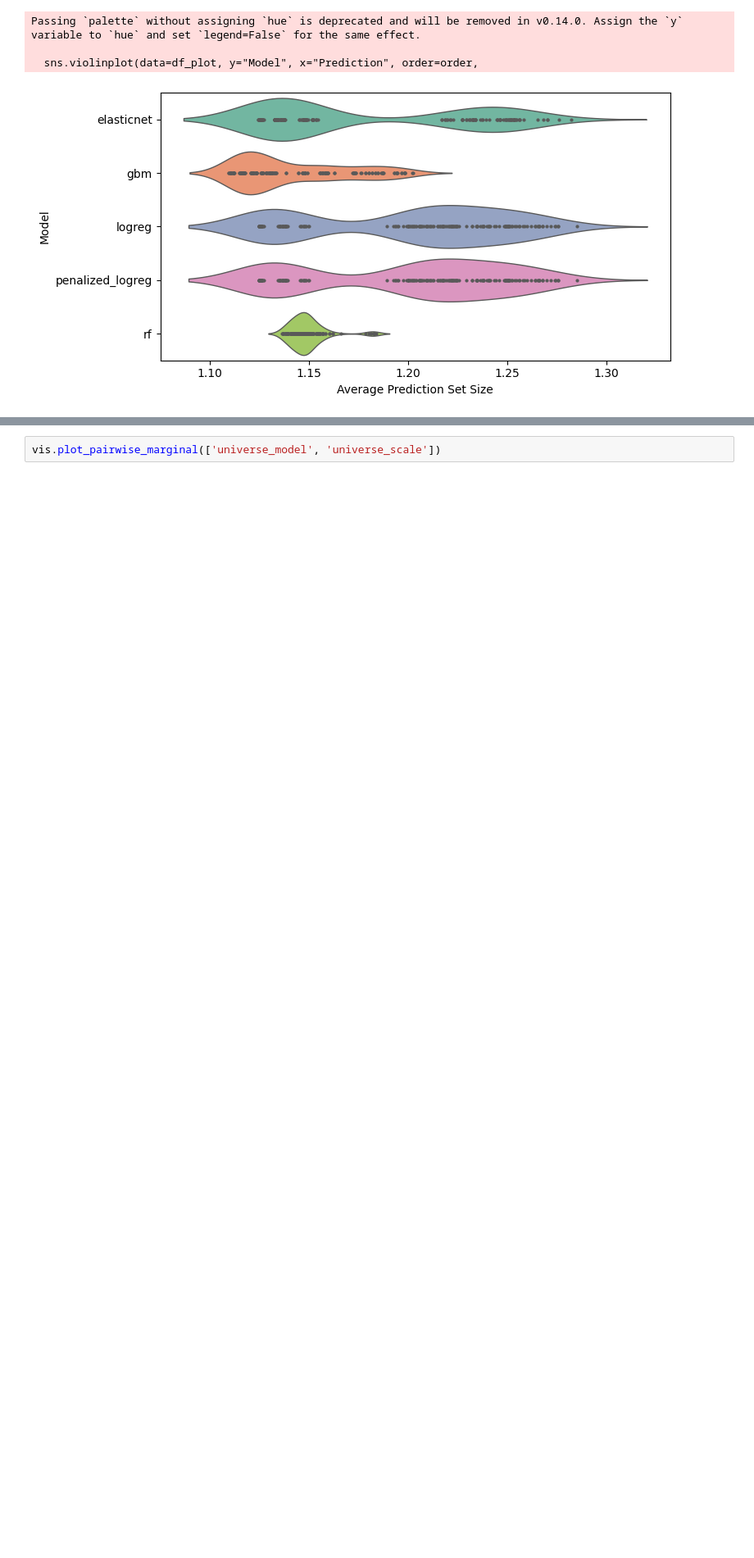
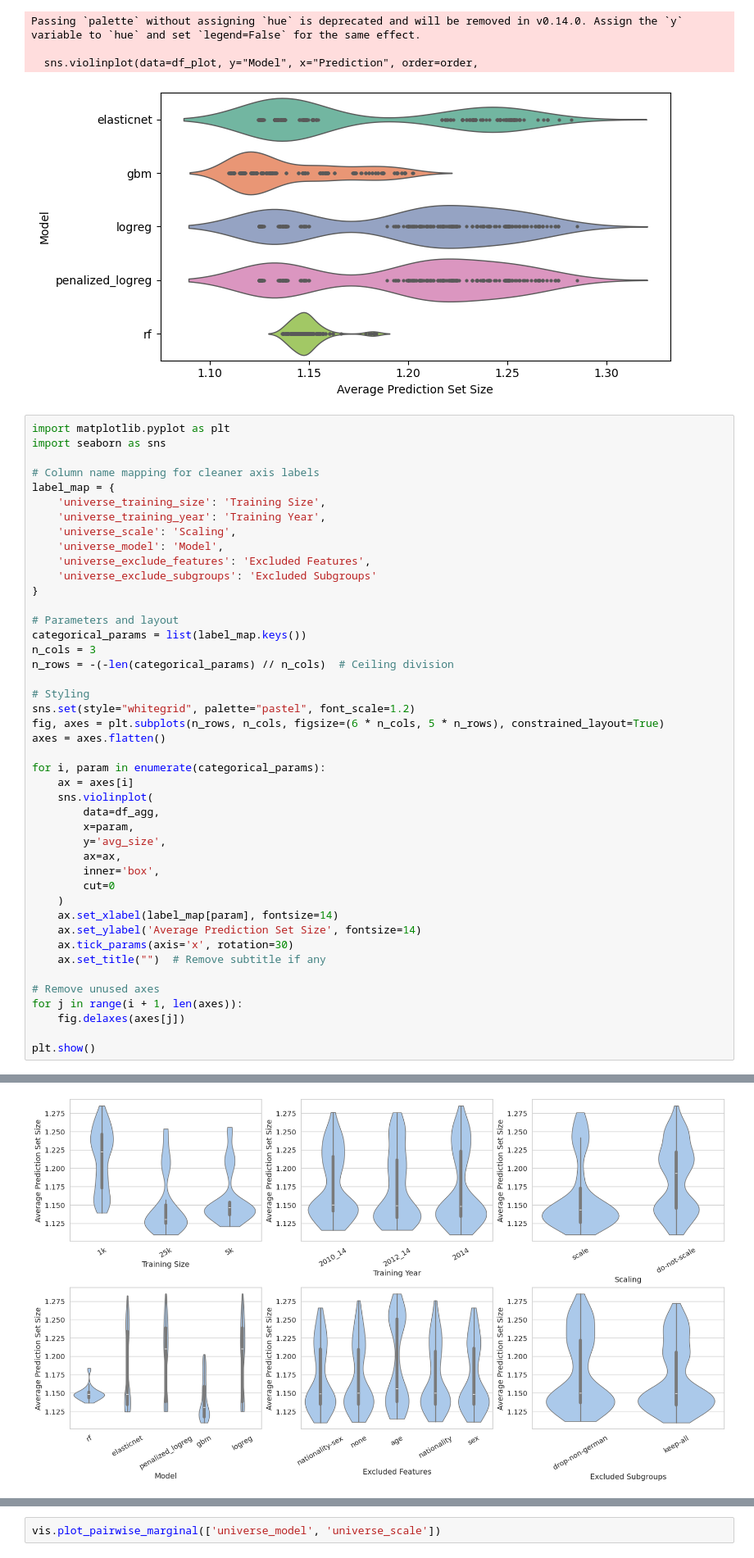
Before and after one commit to jsbroden/CMA_Fairness_v2, a Jupyter notebook: analysis_var_imp_overall.ipynb, the cells around one changed output, grey strips where cells are left out. Shown at 82% size. Saved outputs shown, nothing was run; the diff lists cells and outputs as text; blank space fills up the shorter version.

Commit message:
visualizations

```diff
--- a/analysis_var_imp_overall.ipynb
+++ b/analysis_var_imp_overall.ipynb
@@ -390,3 +390,48 @@ Passing `palette` without assigning `hue` is deprecated and will be removed in v
 
   sns.violinplot(data=df_plot, y="Model", x="Prediction", order=order,
 [figure]
+# %%
+import matplotlib.pyplot as plt
+import seaborn as sns
+
+# Column name mapping for cleaner axis labels
+label_map = {
+    'universe_training_size': 'Training Size',
+    'universe_training_year': 'Training Year',
+    'universe_scale': 'Scaling',
+    'universe_model': 'Model',
+    'universe_exclude_features': 'Excluded Features',
+    'universe_exclude_subgroups': 'Excluded Subgroups'
+}
+
+# Parameters and layout
+categorical_params = list(label_map.keys())
+n_cols = 3
+n_rows = -(-len(categorical_params) // n_cols)  # Ceiling division
+
+# Styling
+sns.set(style="whitegrid", palette="pastel", font_scale=1.2)
+fig, axes = plt.subplots(n_rows, n_cols, figsize=(6 * n_cols, 5 * n_rows), constrained_layout=True)
+axes = axes.flatten()
+
+for i, param in enumerate(categorical_params):
+    ax = axes[i]
+    sns.violinplot(
+        data=df_agg,
+        x=param,
+        y='avg_size',
+        ax=ax,
+        inner='box',
+        cut=0
+    )
+    ax.set_xlabel(label_map[param], fontsize=14)
+    ax.set_ylabel('Average Prediction Set Size', fontsize=14)
+    ax.tick_params(axis='x', rotation=30)
+    ax.set_title("")  # Remove subtitle if any
+
+# Remove unused axes
+for j in range(i + 1, len(axes)):
+    fig.delaxes(axes[j])
+
+plt.show()
+# %% [output]
@@ -392,0 +440 @@ Passing `palette` without assigning `hue` is deprecated and will be removed in v
+[figure, added]
```
Also changed, not shown: parts of 4 cells of this notebook.
